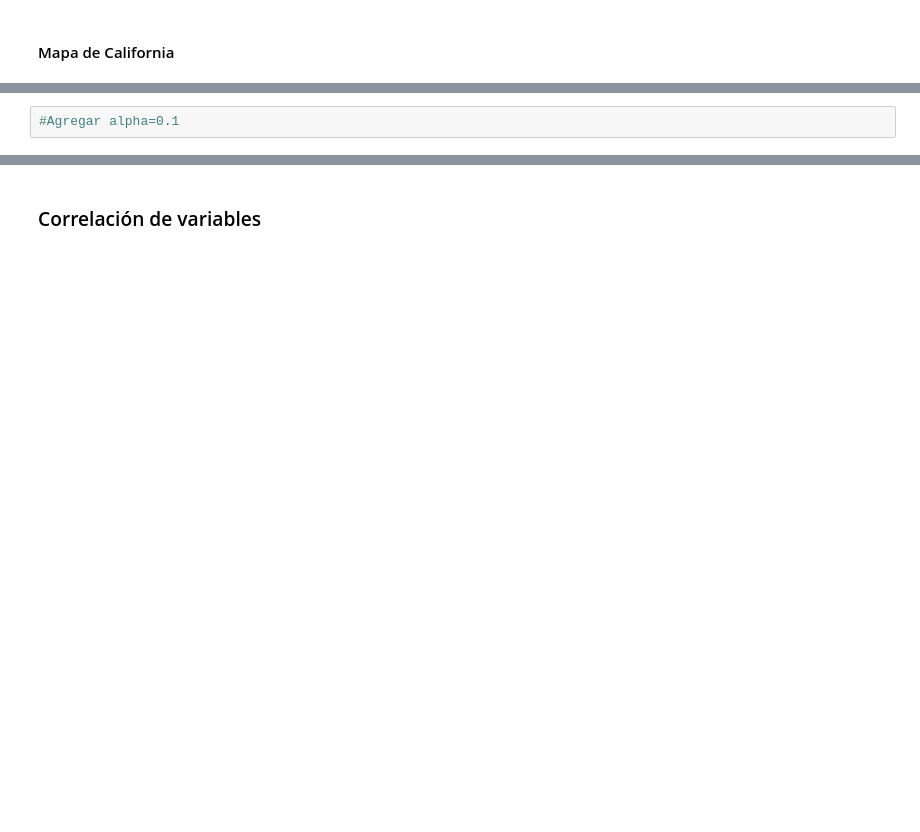
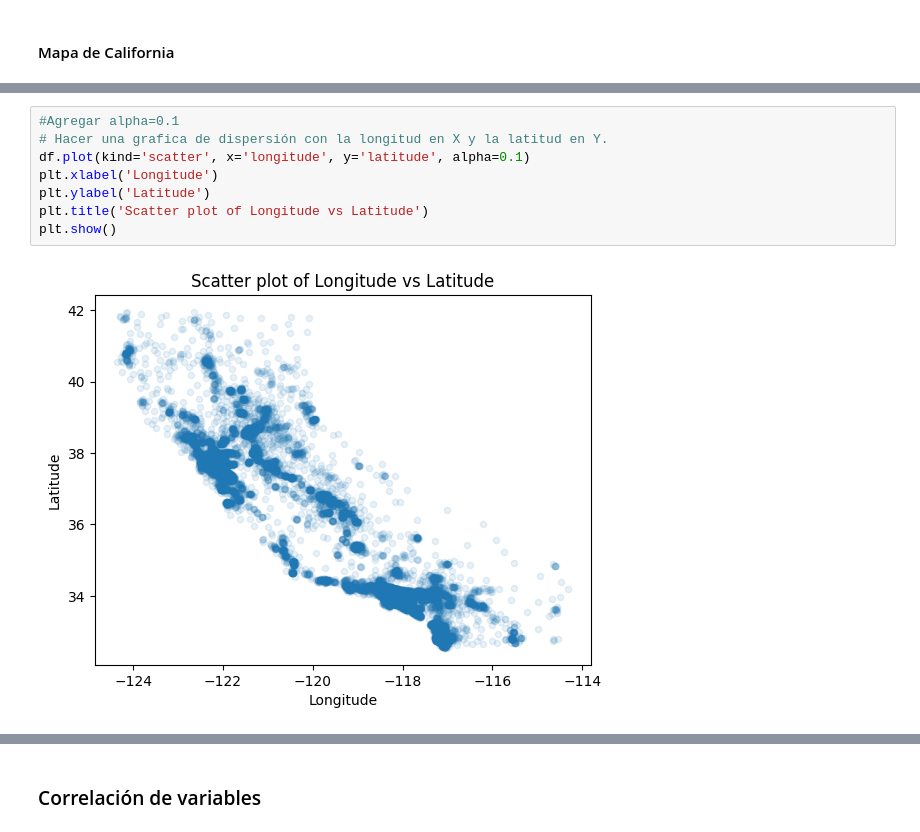
Before and after one commit to depresionTropical/data-science-class, a Jupyter notebook: CD _16_Regresión Lineal - TEC/CD_16_ML-Regresion_PrediccionCosto/CD_16_ML-Regresion__PrediccionCosto.ipynb, the cells around one changed output, grey strips where cells are left out. Drawn from its saved outputs; the diff is of its cells as text; blank space fills up the shorter version.

```diff
--- a/CD _16_Regresión Lineal - TEC/CD_16_ML-Regresion_PrediccionCosto/CD_16_ML-Regresion__PrediccionCosto.ipynb
+++ b/CD _16_Regresión Lineal - TEC/CD_16_ML-Regresion_PrediccionCosto/CD_16_ML-Regresion__PrediccionCosto.ipynb
@@ -179,5 +242,13 @@ df = pd.read_csv('datos/info_Casas_SF.csv')
-# %%
-#Agregar alpha=0.1
+# %%
+#Agregar alpha=0.1
+# Hacer una grafica de dispersión con la longitud en X y la latitud en Y.
+df.plot(kind='scatter', x='longitude', y='latitude', alpha=0.1)
+plt.xlabel('Longitude')
+plt.ylabel('Latitude')
+plt.title('Scatter plot of Longitude vs Latitude')
+plt.show()
+# %% [output]
+[figure, added]
 # %%
 #Cambiar el tamaño del punto y agregar una escala de medición
 #s : Tamaño de cada punto
```
Also changed, not shown: parts of 15 cells of this notebook.
